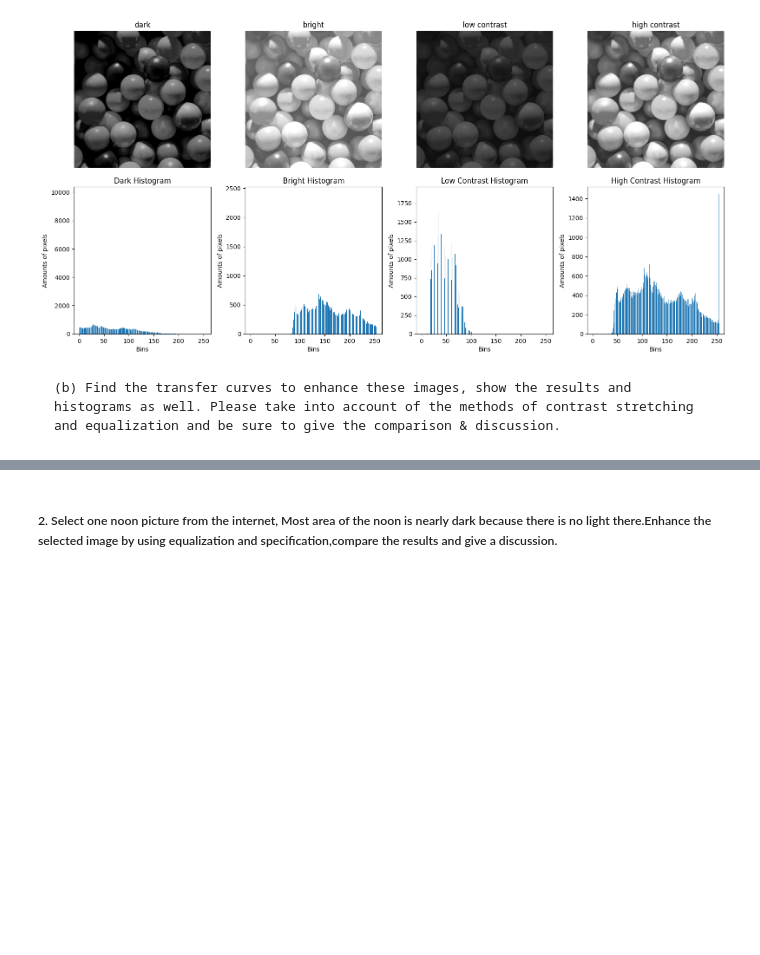
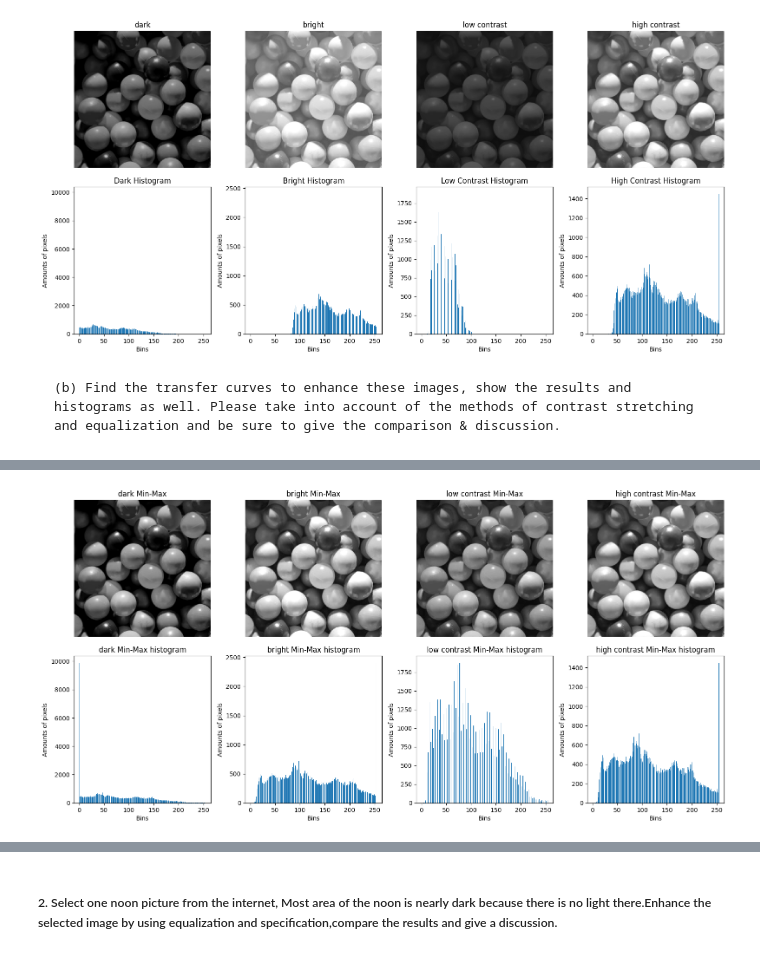
Before and after one commit to kappa0106/Histogram-Equalization-and-Specification, a Jupyter notebook: main.ipynb, the cells around one changed output, grey strips where cells are left out. Drawn from its saved outputs; the diff is of its cells as text; code cells hidden in the pictures; blank space fills up the shorter version.

Commit message:
Complete contrast stretching and equalization

```diff
--- a/main.ipynb
+++ b/main.ipynb
@@ -133 +140,83 @@ plt.show()
+# %%
+# Get min and max pixel values for each image
+min_dark, max_dark      = np.min(dark), np.max(dark)
+min_bright, max_bright  = np.min(bright), np.max(bright)
+min_low, max_low        = np.min(con_low), np.max(con_low)
+min_high, max_high      = np.min(con_high), np.max(con_high)
+
+new_min = 0
+new_max = 255
+# %%
+# loop through every pixel of an image and apply Min-Max formula
+for i in range(height):
+    for j in range(width):
+        minmax_dark[i,j]    = (dark[i,j] - min_dark) * (new_max - new_min) / (max_dark - min_dark) + new_min
+        minmax_bright[i,j]  = (bright[i,j] - min_bright) * (new_max - new_min) / (max_bright - min_bright) + new_min
+        minmax_low[i,j]     = (con_low[i,j] - min_low) * (new_max - new_min) / (max_low - min_low) + new_min
+        minmax_high[i,j]    = (con_high[i,j] - min_high) * (new_max - new_min) / (max_high - min_high) + new_min
+# %%
+# Show the images together with the corresponding histograms
+plt.figure(num='Ball Pit Min-Max', figsize=(16,8))
+
+# dark image
+plt.subplot(2, 4, 1)
+plt.title('dark Min-Max')
+plt.imshow(minmax_dark, cmap='gray', vmin=0, vmax=255)
+plt.axis('off')
+
+# bright image
+plt.subplot(2, 4, 2)
+plt.title('bright Min-Max')
+plt.imshow(minmax_bright, cmap='gray', vmin=0, vmax=255)
+plt.axis('off')
+
+# low contrast image
+plt.subplot(2, 4, 3)
+plt.title('low contrast Min-Max')
+plt.imshow(minmax_low, cmap='gray', vmin=0, vmax=255)
+plt.axis('off')
+
+# high contrast image
+plt.subplot(2, 4, 4)
+plt.title('high contrast Min-Max')
+plt.imshow(minmax_high, cmap='gray', vmin=0, vmax=255)
+plt.axis('off')
+
+# dark image histogram
+plt.subplot(2, 4, 5)
+plt.hist(minmax_dark.flatten(), bins=256)
+plt.title('dark Min-Max histogram')
+plt.xlabel('Bins')
+plt.xlim([-10, 265])
+plt.ylabel('Amounts of pixels')
+
+# bright image histogram
+plt.subplot(2, 4, 6)
+plt.hist(minmax_bright.flatten(), bins=256)
+plt.title('bright Min-Max histogram')
+plt.xlabel('Bins')
+plt.xlim([-10, 265])
+plt.ylabel('Amounts of pixels')
+
+# low contrast image histogram
+plt.subplot(2, 4, 7)
+plt.hist(minmax_low.flatten(), bins=256)
+plt.title('low contrast Min-Max histogram')
+plt.xlabel('Bins')
+plt.xlim([-10, 265])
+plt.ylabel('Amounts of pixels')
+
+# high contrast image histogram
+plt.subplot(2, 4, 8)
+plt.hist(minmax_high.flatten(), bins=256)
+plt.title('high contrast Min-Max histogram')
+plt.xlabel('Bins')
+plt.xlim([-10, 265])
+plt.ylabel('Amounts of pixels')
+
+plt.tight_layout()
+plt.savefig(r'img\Min-Max stretching images.png')
+plt.show()
+# %% [output]
+[figure, added]
 # %% [markdown]
```
Also changed, not shown: parts of 10 cells of this notebook, 4 other files.
